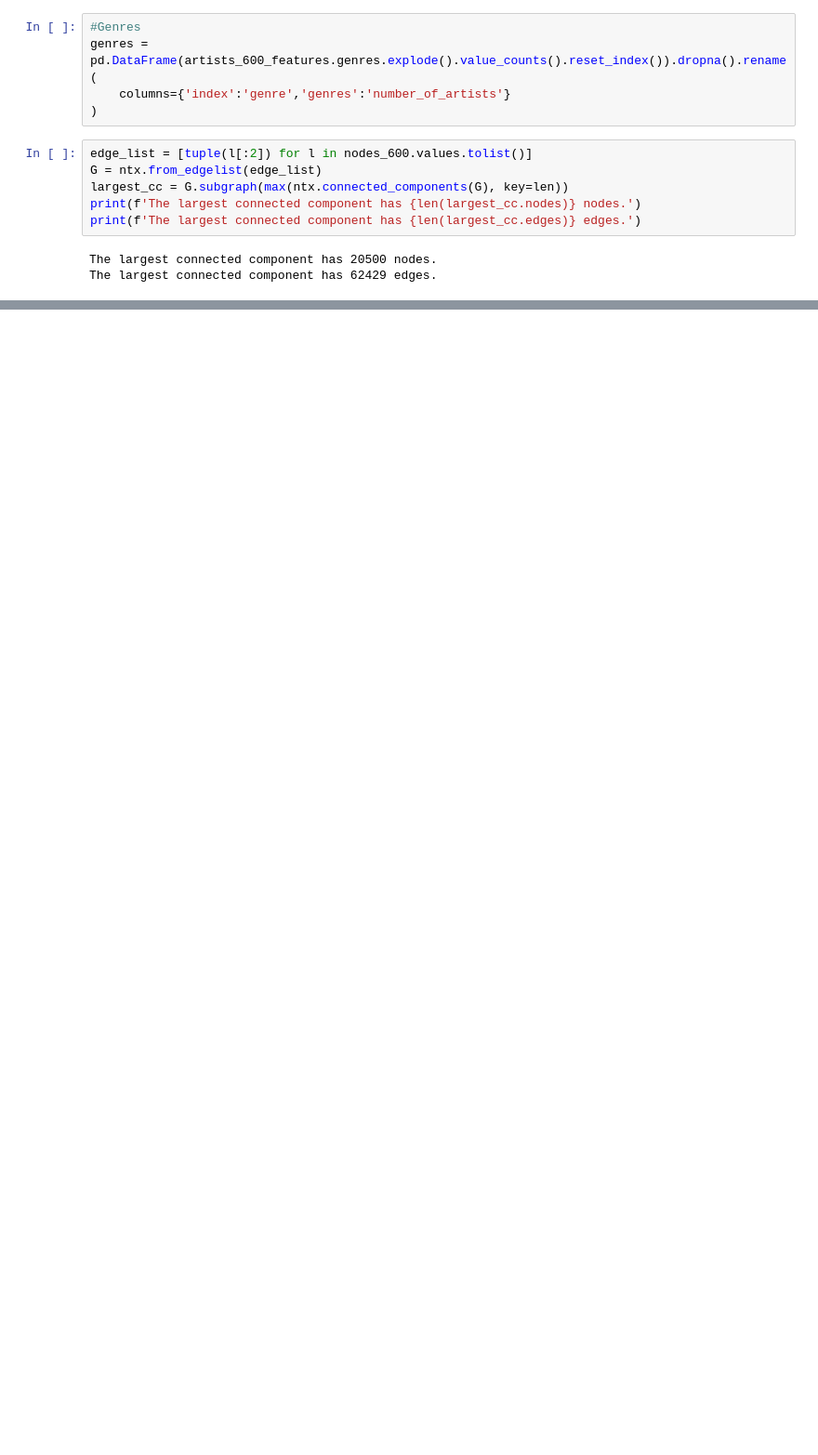
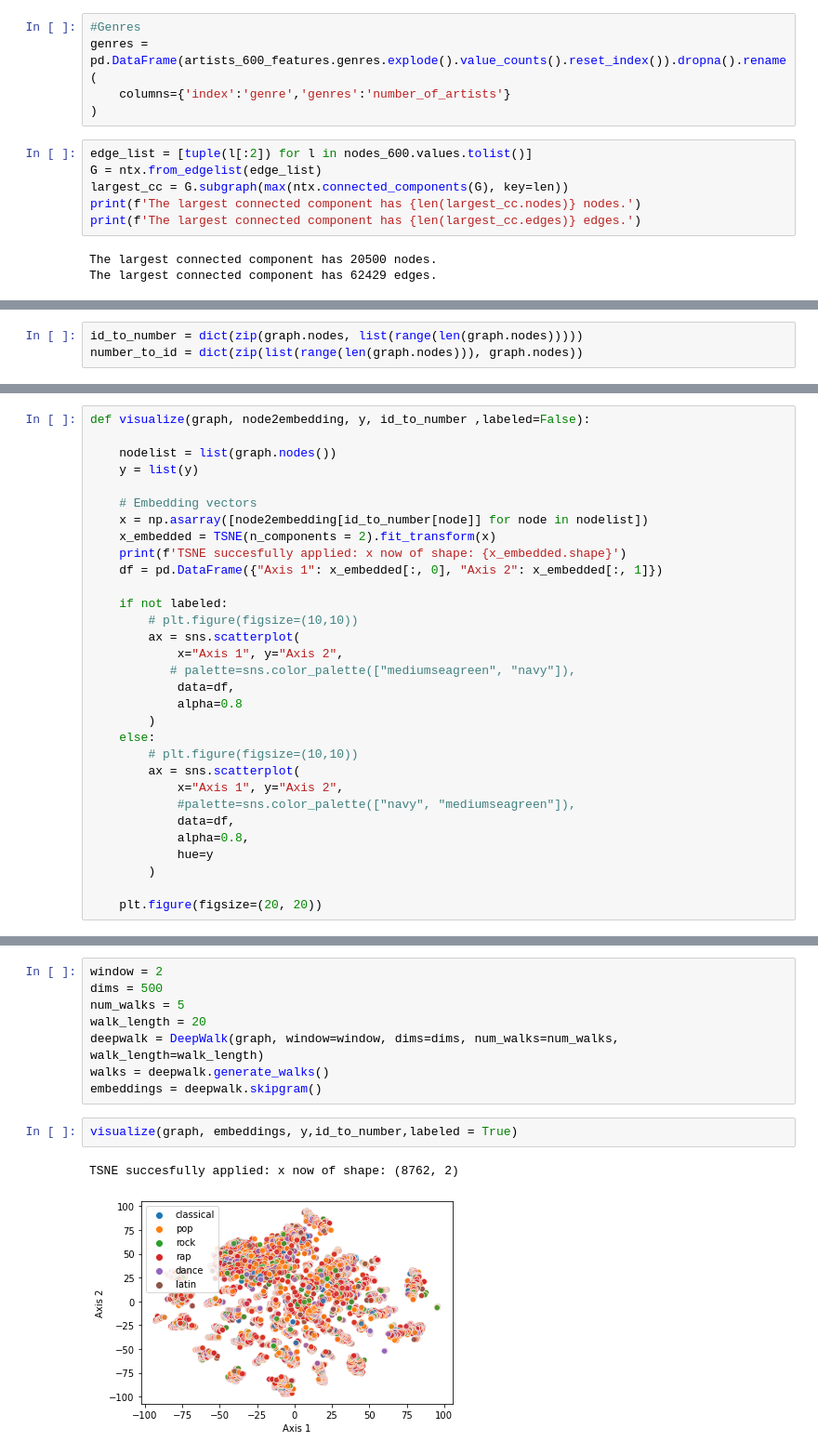
Before and after one commit to motmans-pj/MLNS-Spotify, a Jupyter notebook: Spotify_PJ.ipynb, the cells around one changed output, grey strips where cells are left out. Shown at 93% size. Drawn from its saved outputs; the diff is of its cells as text; blank space fills up the shorter version.

Commit message:
Updated notebook and utils
Utils file appended with functions for deepwalk.

Notebook includes classification with GNNs

```diff
--- a/Spotify_PJ.ipynb
+++ b/Spotify_PJ.ipynb
@@ -83,0 +217,3 @@ The largest connected component has 62429 edges.
+# %%
+id_to_number = dict(zip(graph.nodes, list(range(len(graph.nodes)))))
+number_to_id = dict(zip(list(range(len(graph.nodes))), graph.nodes))
@@ -83,0 +308,31 @@ The largest connected component has 62429 edges.
+# %%
+def visualize(graph, node2embedding, y, id_to_number ,labeled=False):
+
+    nodelist = list(graph.nodes())
+    y = list(y)
+
+    # Embedding vectors
+    x = np.asarray([node2embedding[id_to_number[node]] for node in nodelist])
+    x_embedded = TSNE(n_components = 2).fit_transform(x)
+    print(f'TSNE succesfully applied: x now of shape: {x_embedded.shape}')
+    df = pd.DataFrame({"Axis 1": x_embedded[:, 0], "Axis 2": x_embedded[:, 1]})
+
+    if not labeled:
+        # plt.figure(figsize=(10,10))
+        ax = sns.scatterplot(
+            x="Axis 1", y="Axis 2",
+           # palette=sns.color_palette(["mediumseagreen", "navy"]),
+            data=df,
+            alpha=0.8
+        )
+    else:
+        # plt.figure(figsize=(10,10))
+        ax = sns.scatterplot(
+            x="Axis 1", y="Axis 2",
+            #palette=sns.color_palette(["navy", "mediumseagreen"]),
+            data=df,
+            alpha=0.8,
+            hue=y
+        )
+
+    plt.figure(figsize=(20, 20))
@@ -83,0 +389,13 @@ The largest connected component has 62429 edges.
+# %%
+window = 2
+dims = 500
+num_walks = 5
+walk_length = 20
+deepwalk = DeepWalk(graph, window=window, dims=dims, num_walks=num_walks, walk_length=walk_length)
+walks = deepwalk.generate_walks()
+embeddings = deepwalk.skipgram()
+# %%
+visualize(graph, embeddings, y,id_to_number,labeled = True)
+# %% [output]
+TSNE succesfully applied: x now of shape: (8762, 2)
+[figure, added]
```
Also changed, not shown: parts of 29 cells of this notebook, 1 other file.
